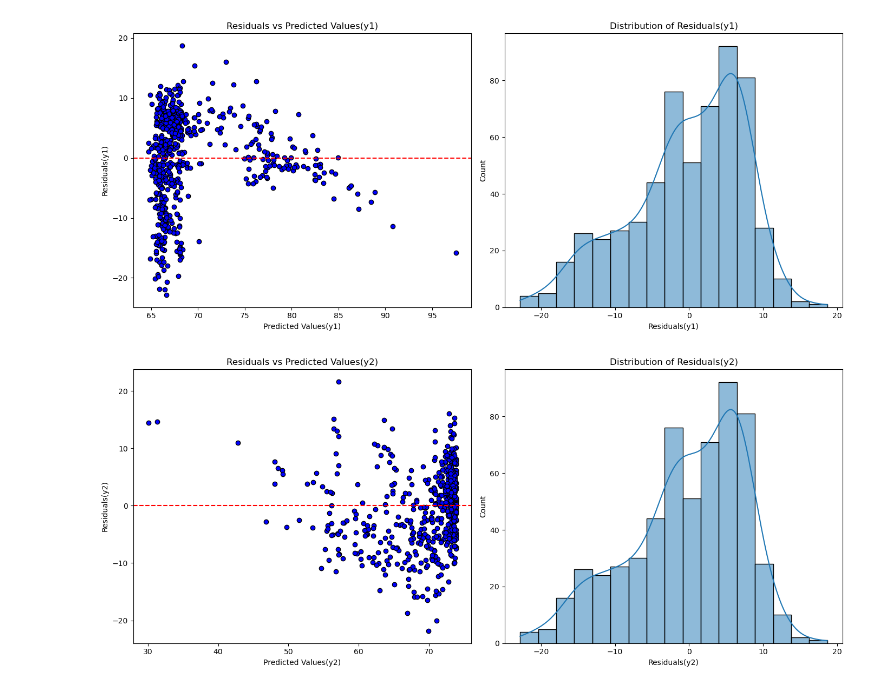
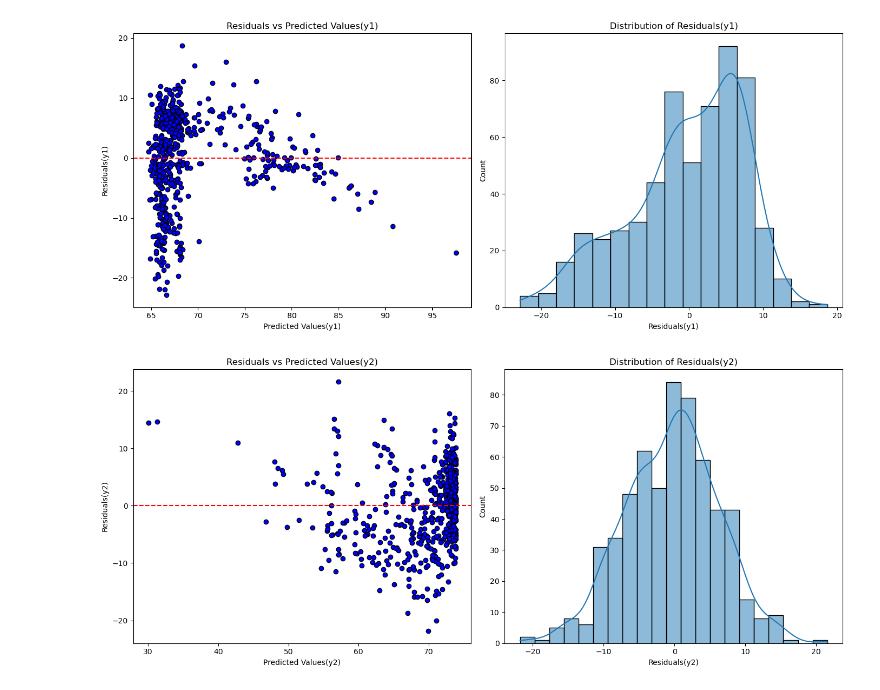
Before and after one commit to samamaryna/team_project, a Jupyter notebook: Project_1.ipynb, the cells around one changed output. Cells and saved outputs as stored; diff of their text form; code cells hidden in the pictures.

```diff
--- a/Project_1.ipynb
+++ b/Project_1.ipynb
@@ -577,28 +577,28 @@ plt.show()
 # %%
 #Calculate residuals for model2
 residuals_y2 = y2_test - y2_pred
 
 # Residual Analysis for Economcis
 plt.figure(figsize=(14, 6))
 
 # Scatter plot of residuals vs predicted values
 plt.subplot(1, 2, 1)
 plt.scatter(y2_pred, residuals_y2, color='blue', edgecolors='k')
 plt.axhline(y=0, color='r', linestyle='--')  # Corrected 'linestyle' spelling
 plt.xlabel('Predicted Values(y2)')
 plt.ylabel('Residuals(y2)')
 plt.title('Residuals vs Predicted Values(y2)')
 
 # Histogram of residuals for Economics
 plt.subplot(1, 2, 2)
-sns.histplot(residuals, kde=True)
+sns.histplot(residuals_y2, kde=True)
 plt.xlabel('Residuals(y2)')
 plt.title('Distribution of Residuals(y2)')
 
 plt.tight_layout()
 plt.show()
 # %% [output]
-[figure, old version]
+[figure, new version]
 # %%
 #Calculate residuals for model3
 residuals_y3 = y3_test - y3_pred
```
Also changed, not shown: parts of 10 cells of this notebook.
